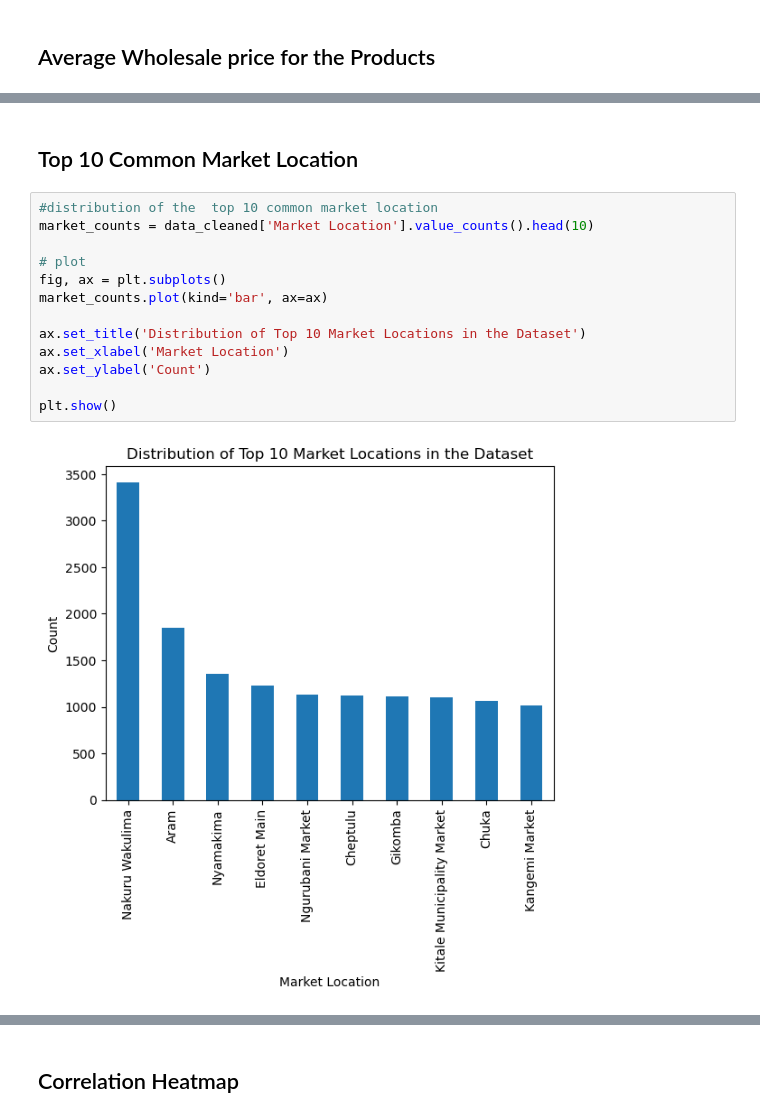
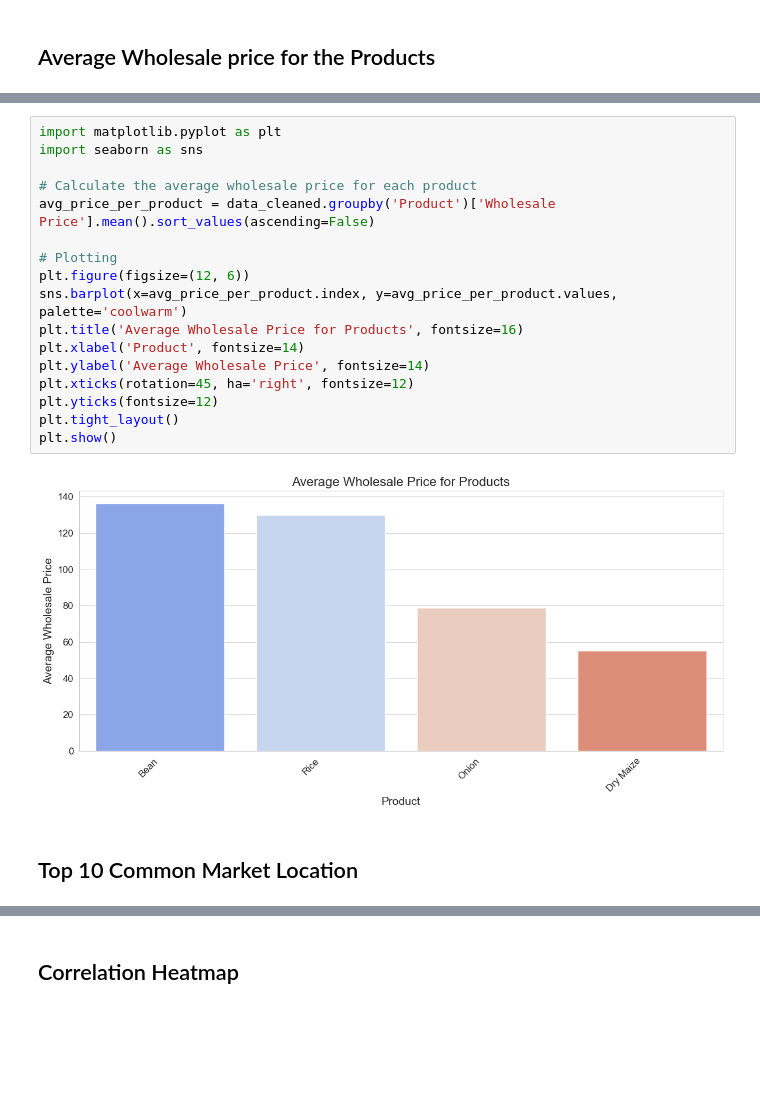
Before and after one commit to Dev-Org-com/CROP_PRICE_PREDICTION, a Jupyter notebook: Ministry_of_Agriculture_Data.ipynb, the cells around one changed output, grey strips where cells are left out. Cells and saved outputs as stored; diff of their text form; blank space fills up the shorter version.

```diff
--- a/Ministry_of_Agriculture_Data.ipynb
+++ b/Ministry_of_Agriculture_Data.ipynb
@@ -670,17 +698,21 @@ plt.show()
+# %%
+import matplotlib.pyplot as plt
+import seaborn as sns
+
+# Calculate the average wholesale price for each product
+avg_price_per_product = data_cleaned.groupby('Product')['Wholesale Price'].mean().sort_values(ascending=False)
+
+# Plotting
+plt.figure(figsize=(12, 6))
+sns.barplot(x=avg_price_per_product.index, y=avg_price_per_product.values, palette='coolwarm')
+plt.title('Average Wholesale Price for Products', fontsize=16)
+plt.xlabel('Product', fontsize=14)
+plt.ylabel('Average Wholesale Price', fontsize=14)
+plt.xticks(rotation=45, ha='right', fontsize=12)
+plt.yticks(fontsize=12)
+plt.tight_layout()
+plt.show()
+# %% [output]
+[figure, added]
 # %% [markdown]
 ## Top 10 Common Market Location
-# %%
-#distribution of the  top 10 common market location
-market_counts = data_cleaned['Market Location'].value_counts().head(10)
-
-# plot
-fig, ax = plt.subplots()
-market_counts.plot(kind='bar', ax=ax)
-
-ax.set_title('Distribution of Top 10 Market Locations in the Dataset')
-ax.set_xlabel('Market Location')
-ax.set_ylabel('Count')
-
-plt.show()
-# %% [output]
-[figure, removed]
```
Also changed, not shown: parts of 19 cells of this notebook.
